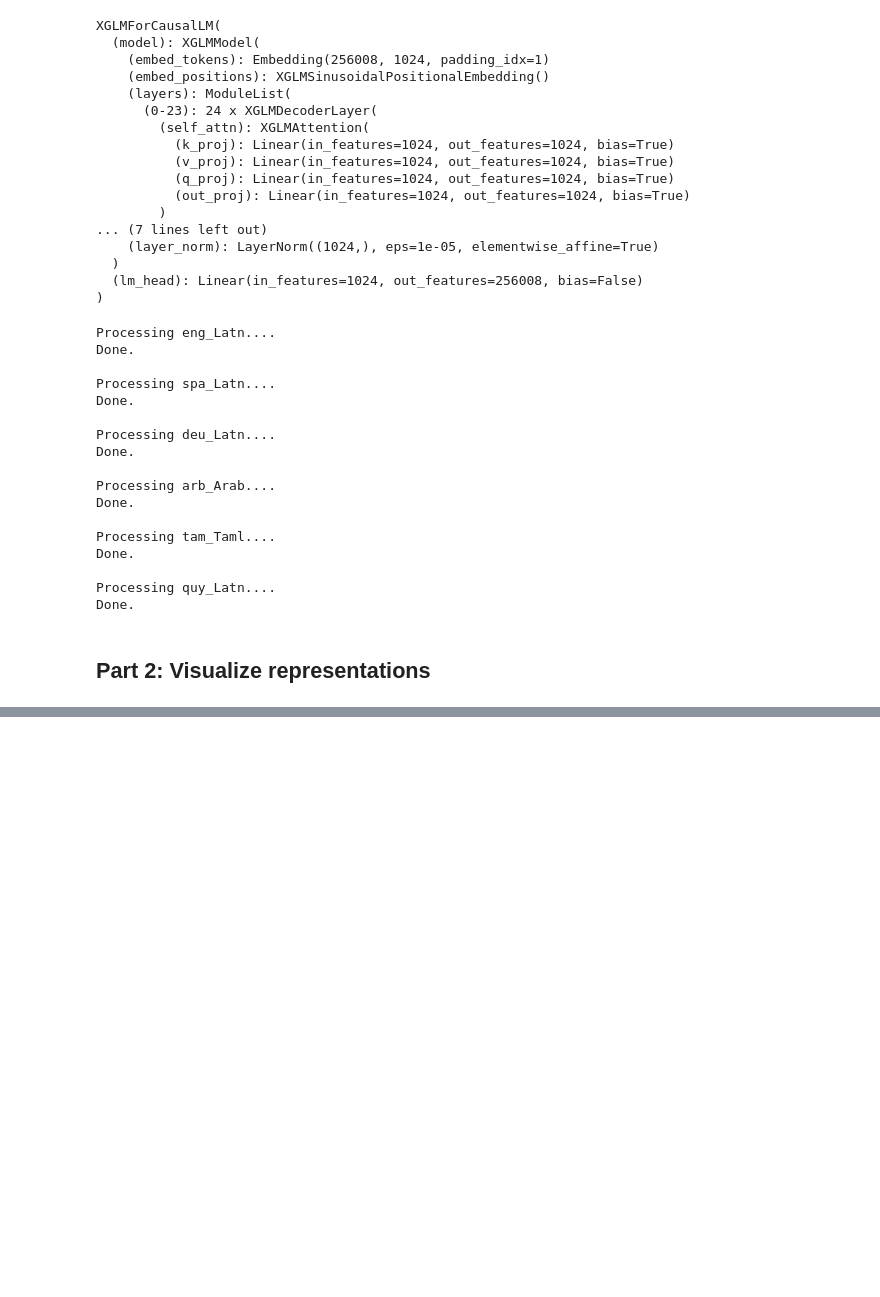
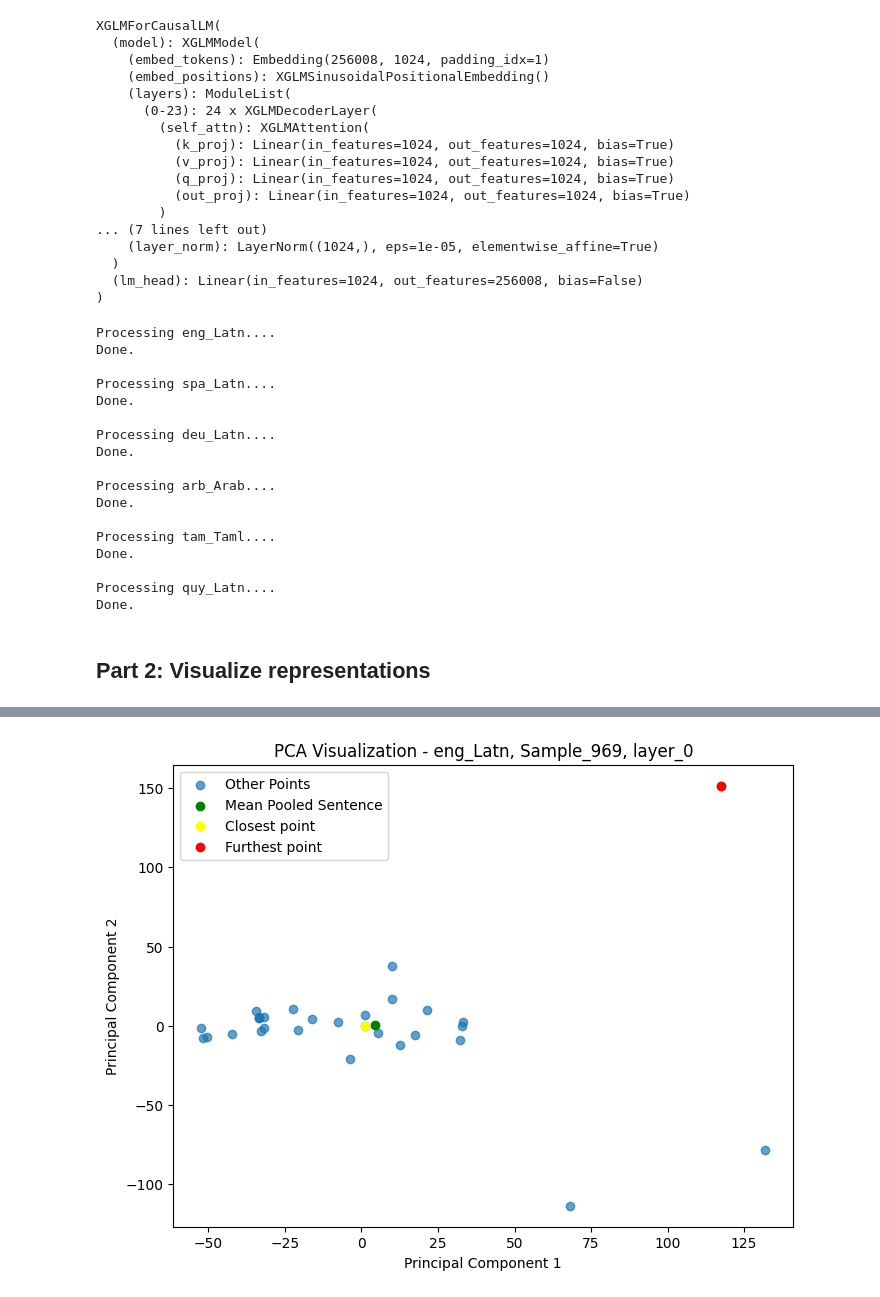
Before and after one commit to MOvi996/llm-finetuning, a Jupyter notebook: notebooks/haris/Task 2/NNTI_project_task_2.ipynb, the cells around one changed output, grey strips where cells are left out. Drawn from its saved outputs; the diff is of its cells as text; code cells hidden in the pictures; blank space fills up the shorter version.

Commit message:
PCA visualization on one 1 lang for 1 layer on 1 sentence done

```diff
--- a/notebooks/haris/Task 2/NNTI_project_task_2.ipynb
+++ b/notebooks/haris/Task 2/NNTI_project_task_2.ipynb
@@ -233,0 +263,98 @@ layer_9
+# %%
+# Function to apply PCA and visualize results
+def visualize_with_pca(hidden_representations, language):
+    # Apply PCA
+    pca = PCA(n_components=2)
+    pca_result = pca.fit_transform(hidden_representations)
+
+    # Visualize PCA results
+    plt.figure(figsize=(8, 6))
+    plt.scatter(pca_result[:, 0], pca_result[:, 1], alpha=0.7)
+    plt.title(f"PCA Visualization of Hidden Representations (Layer 1) - {language}")
+    plt.xlabel("Principal Component 1")
+    plt.ylabel("Principal Component 2")
+    plt.show()
+
+# Function to apply t-SNE and visualize results
+def visualize_with_tsne(hidden_representations, language):
+    # Apply t-SNE
+    tsne = TSNE(n_components=2, perplexity=30, n_iter=1000, random_state=42)
+    tsne_result = tsne.fit_transform(hidden_representations)
+
+    # Visualize t-SNE results
+    plt.figure(figsize=(8, 6))
+    plt.scatter(tsne_result[:, 0], tsne_result[:, 1], alpha=0.7)
+    plt.title(f"t-SNE Visualization of Hidden Representations (Layer 1) - {language}")
+    plt.xlabel("t-SNE Component 1")
+    plt.ylabel("t-SNE Component 2")
+    plt.show()
+
+def visualize_one_sentence_one_layer_one_language(hidden_representations, lang, sample_id, layer_id):
+    # convert to 2D array for pca input
+    pca_input = np.vstack(list(hidden_representations.values()))
+
+    # Apply PCA
+    pca = PCA(n_components=2)
+    pca_result = pca.fit_transform(pca_input)
+
+    # separate mean-pooled-sentence from all other token points
+    mean_pooled_sentence_index = list(hidden_representations.keys()).index('mean_pooled_sentence')
+    mean_pooled_point = pca_result[mean_pooled_sentence_index]
+    other_points = np.delete(pca_result, mean_pooled_sentence_index, axis=0)
+
+    # Visualize PCA results
+    plt.figure(figsize=(8, 6))
+    plt.scatter(other_points[:, 0], other_points[:, 1], alpha=0.7, label='Other Points')
+    plt.scatter(mean_pooled_point[0], mean_pooled_point[1], color='green', label='Mean Pooled Sentence')
+
+    distances = [euclidean(mean_pooled_point, point) for point in pca_result if not np.array_equal(point, mean_pooled_point)]
+
+    # Find the index of the token point closest to the mean and furthest from the mean
+    closest_index = np.argmin(distances)
+    furthest_index = np.argmax(distances)
+    plt.scatter(other_points[closest_index][0], other_points[closest_index][1], color='yellow', label='Closest point')
+    plt.scatter(other_points[furthest_index][0], other_points[furthest_index][1], color='red', label='Furthest point')
+
+    plt.title(f"PCA Visualization - {lang}, {sample_id}, {layer_id}")
+    plt.xlabel("Principal Component 1")
+    plt.ylabel("Principal Component 2")
+    plt.legend()
+    plt.show()
+
+    return closest_index, furthest_index
+
+
+FILE_PATH = "representations.h5"
+with h5py.File(FILE_PATH, "r") as f:
+
+    list_langs = list(f.keys())
+    # print(list_langs)
+    list_sample_ids = list(f[list_langs[0]].keys())
+    # print(list_sample_ids)
+    list_layer_ids = list(f[list_langs[0]][list_sample_ids[0]].keys())
+    # print(list_layer_ids)
+
+    # visualize any 1 sentence on any 1 layer for any 1 language (token reps and mean-pooled sentences)
+    lang_index = 2
+    sample_index = 0
+    layer_index = 0
+
+    closest_index, furthest_index = visualize_one_sentence_one_layer_one_language(f[list_langs[lang_index]][list_sample_ids[sample_index]][list_layer_ids[layer_index]], list_langs[lang_index], list_sample_ids[sample_index], list_layer_ids[layer_index])
+    visualized_sentence = f[f"{list_langs[lang_index]}/{list_sample_ids[sample_index]}/sentence"]
+    print()
+    print(f"Visualized sentence: {visualized_sentence[()].decode('utf-8')}")
+    sentence_input_ids = f[f"{list_langs[lang_index]}/{list_sample_ids[sample_index]}/input_ids"]
+    print(f"Closest token to mean: {tokenizer.decode(sentence_input_ids[closest_index])}")
+    print(f"Furthest token to mean: {tokenizer.decode(sentence_input_ids[furthest_index])}")
+
+
+    # visualize any 1 sentence on any 1 layer for all languages (token reps and mean-pooled sentences)
+    # visualize_one_sentence_one_layer()
+
+    # visualize all sentences on any 1 layer for any 1 language (mean-pooled sentences only)
+    # visualize_all_sentences_one_layer_one_language()
+
+    # visualize all sentences on any 1 layer for all languages (mean-pooled sentences only)
+    # visualize_all_sentences_one_layer()
+# %% [output]
+[figure, added]
```
Also changed, not shown: parts of 6 cells of this notebook.
